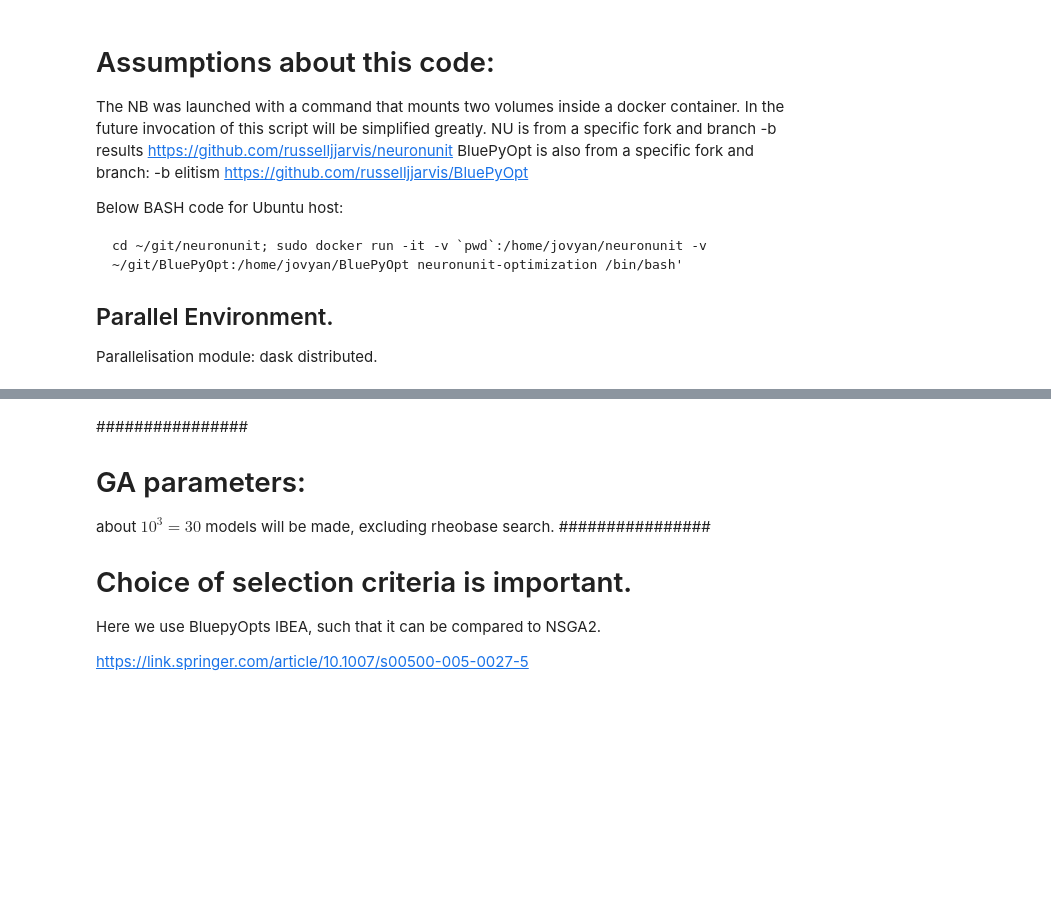
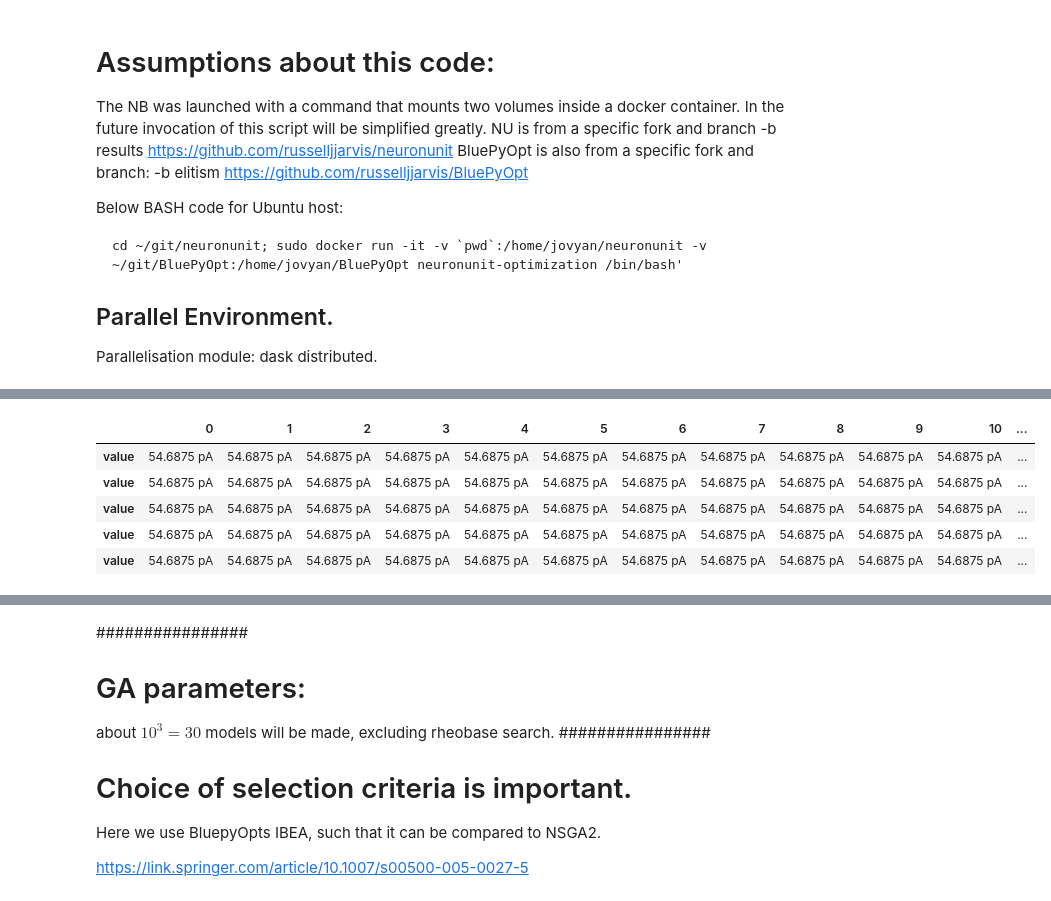
Before and after one commit to scidash/neuronunit, a Jupyter notebook: neuronunit/unit_test/test_ga_versus_grid.ipynb, the cells around one changed output, grey strips where cells are left out. Cells and saved outputs as stored; diff of their text form; code cells hidden in the pictures; blank space fills up the shorter version.

```diff
--- a/neuronunit/unit_test/test_ga_versus_grid.ipynb
+++ b/neuronunit/unit_test/test_ga_versus_grid.ipynb
@@ -43,0 +68,10 @@ bokeh                     0.12.15            pyh8da4227_0    bokeh
+# %%
+import pandas as pd
+for index, val in enumerate(pipe_results.values()):
+    if index == 0:
+        sci = pd.DataFrame(list(val['pop'][0].dtc.scores.values())).T
+    else:
+        sci = sci.append(pd.DataFrame(list(val['pop'][0].dtc.scores.values())).T)
+
+sci.columns = val['pop'][0].dtc.scores.keys()
+print(sci)
@@ -43,0 +96,10 @@ bokeh                     0.12.15            pyh8da4227_0    bokeh
+# %%
+import pandas as pd
+for index, val in enumerate(pipe_results.values()):
+    if index == 0:
+        attrs = pd.DataFrame(list(val['pop'][0].dtc.attrs.values())).T
+    else:
+        attrs = attrs.append(pd.DataFrame(list(val['pop'][0].dtc.attrs.values())).T)
+
+attrs.columns = val['pop'][0].dtc.attrs.keys()
+print(attrs)
@@ -44,3 +118,21 @@ bokeh                     0.12.15            pyh8da4227_0    bokeh
+# %%
+import pandas as pd
+for index, val in enumerate(pipe_results.values()):
+    if index == 0:
+        rheobase = pd.DataFrame([i.dtc.rheobase for i in val['pop']]).T
+    else:
+        rheobase = attrs.append(pd.DataFrame([i.dtc.rheobase for i in val['pop']]).T)
+
+#attrs.columns = val['pop'][0].dtc.attrs.keys()
+#print(attrs)
+rheobase
+# %% [output]
+|  | 0 | 1 | 2 | 3 | 4 | 5 | 6 | 7 | 8 | 9 | 10 | ... |
+| value | 54.6875 pA | 54.6875 pA | 54.6875 pA | 54.6875 pA | 54.6875 pA | 54.6875 pA | 54.6875 pA | 54.6875 pA | 54.6875 pA | 54.6875 pA | 54.6875 pA | ... |
+| value | 54.6875 pA | 54.6875 pA | 54.6875 pA | 54.6875 pA | 54.6875 pA | 54.6875 pA | 54.6875 pA | 54.6875 pA | 54.6875 pA | 54.6875 pA | 54.6875 pA | ... |
+| value | 54.6875 pA | 54.6875 pA | 54.6875 pA | 54.6875 pA | 54.6875 pA | 54.6875 pA | 54.6875 pA | 54.6875 pA | 54.6875 pA | 54.6875 pA | 54.6875 pA | ... |
+| value | 54.6875 pA | 54.6875 pA | 54.6875 pA | 54.6875 pA | 54.6875 pA | 54.6875 pA | 54.6875 pA | 54.6875 pA | 54.6875 pA | 54.6875 pA | 54.6875 pA | ... |
+| value | 54.6875 pA | 54.6875 pA | 54.6875 pA | 54.6875 pA | 54.6875 pA | 54.6875 pA | 54.6875 pA | 54.6875 pA | 54.6875 pA | 54.6875 pA | 54.6875 pA | ... |
 # %%
 import matplotlib
 %matplotlib inline
```
Also changed, not shown: parts of 28 cells of this notebook, 1 other file.
